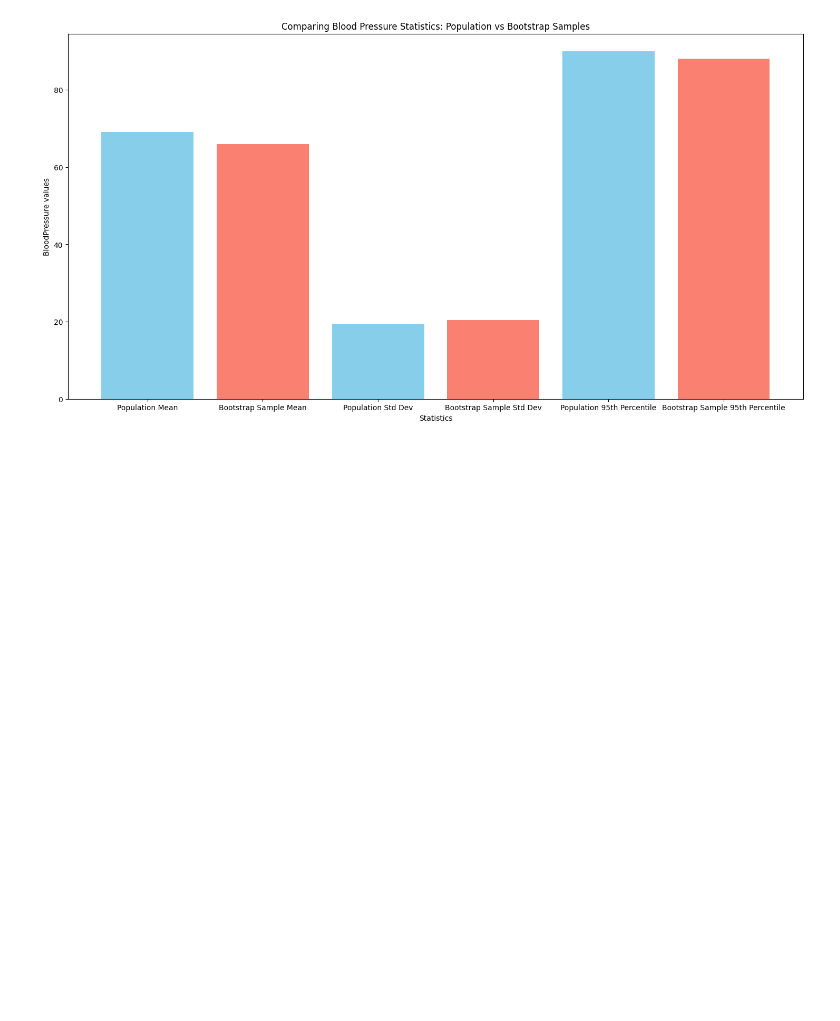
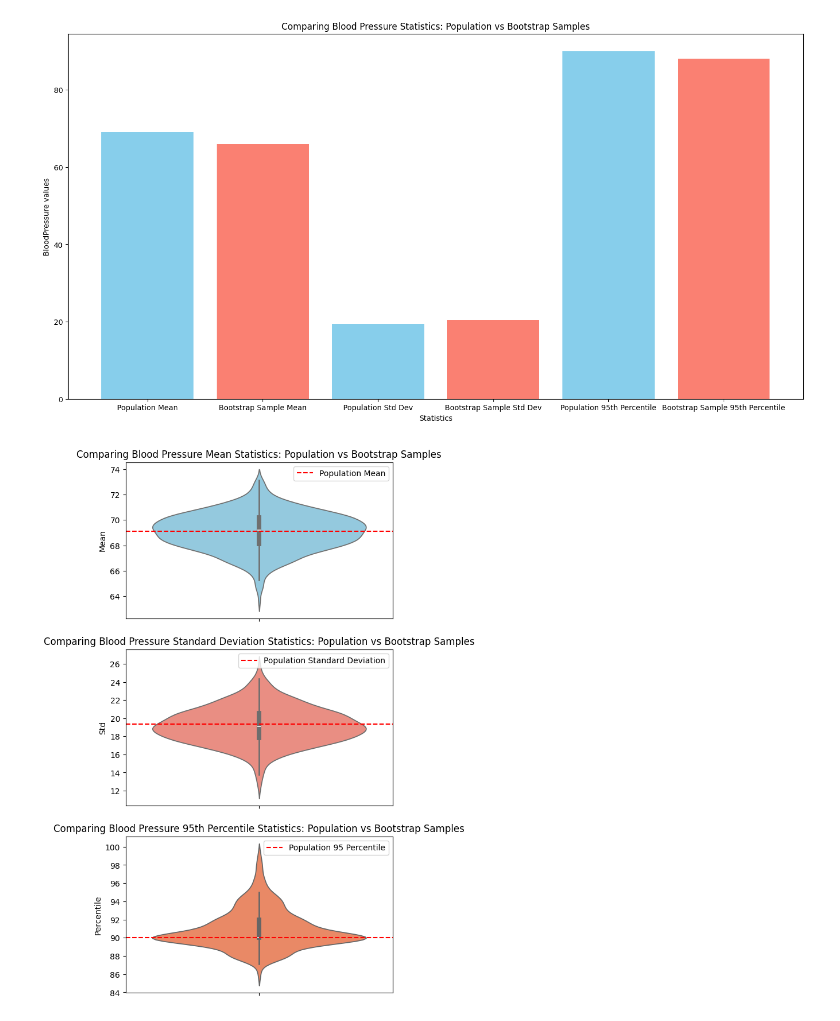
Before and after one commit to GauravBachu/PDS_Assignment_3, a Jupyter notebook: src/Assignment_3_&_4.ipynb, the cells around one changed output. Saved outputs shown, nothing was run; the diff lists cells and outputs as text; code cells hidden in the pictures; blank space fills up the shorter version.

Commit message:
Comparing Blood Pressure Statistics Violin Plot

```diff
--- a/src/Assignment_3_&_4.ipynb
+++ b/src/Assignment_3_&_4.ipynb
@@ -213,3 +213,21 @@ plt.savefig('../results/Comparing_blood_pressure_statistics:population_vs_bootst
 plt.show()
 # %% [output]
 [figure]
+# %%
+fig, axes = plt.subplots(3, 1, figsize=(6, 12))
+sns.violinplot(y=bootstrap_stats['Mean'], ax=axes[0], color='skyblue')
+axes[0].axhline(y=population_mean_blood_pressure, color='r', linestyle='--', label='Population Mean')
+axes[0].set_title('Comparing Blood Pressure Mean Statistics: Population vs Bootstrap Samples')
+axes[0].legend()
+sns.violinplot(y=bootstrap_stats['Std'], ax=axes[1], color='salmon')
+axes[1].axhline(y=population_standarddeviation_blood_pressure, color='r', linestyle='--', label='Population Standard Deviation')
+axes[1].set_title('Comparing Blood Pressure Standard Deviation Statistics: Population vs Bootstrap Samples')
+axes[1].legend()
+sns.violinplot(y=bootstrap_stats['Percentile'], ax=axes[2], color='coral')
+axes[2].axhline(y=population_percentile_blood_pressure, color='r', linestyle='--', label='Population 95 Percentile')
+axes[2].set_title('Comparing Blood Pressure 95th Percentile Statistics: Population vs Bootstrap Samples')
+axes[2].legend()
+plt.savefig('../results/Comparing_blood_pressure_statistics:population_vs_bootstrap_samples_violin_plot.png')
+plt.show()
+# %% [output]
+[figure, added]
```
Also changed, not shown: parts of 1 cell of this notebook, 1 other file.
